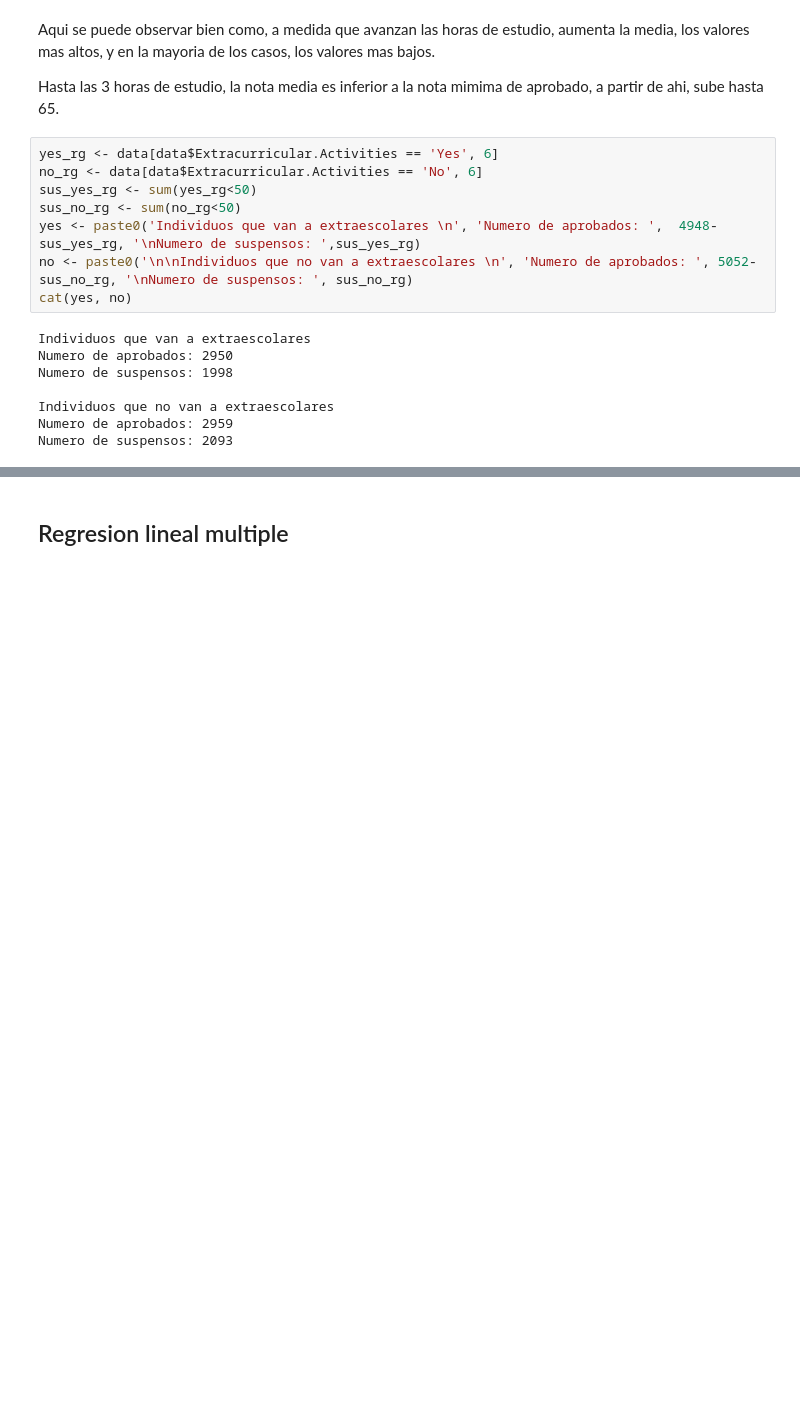
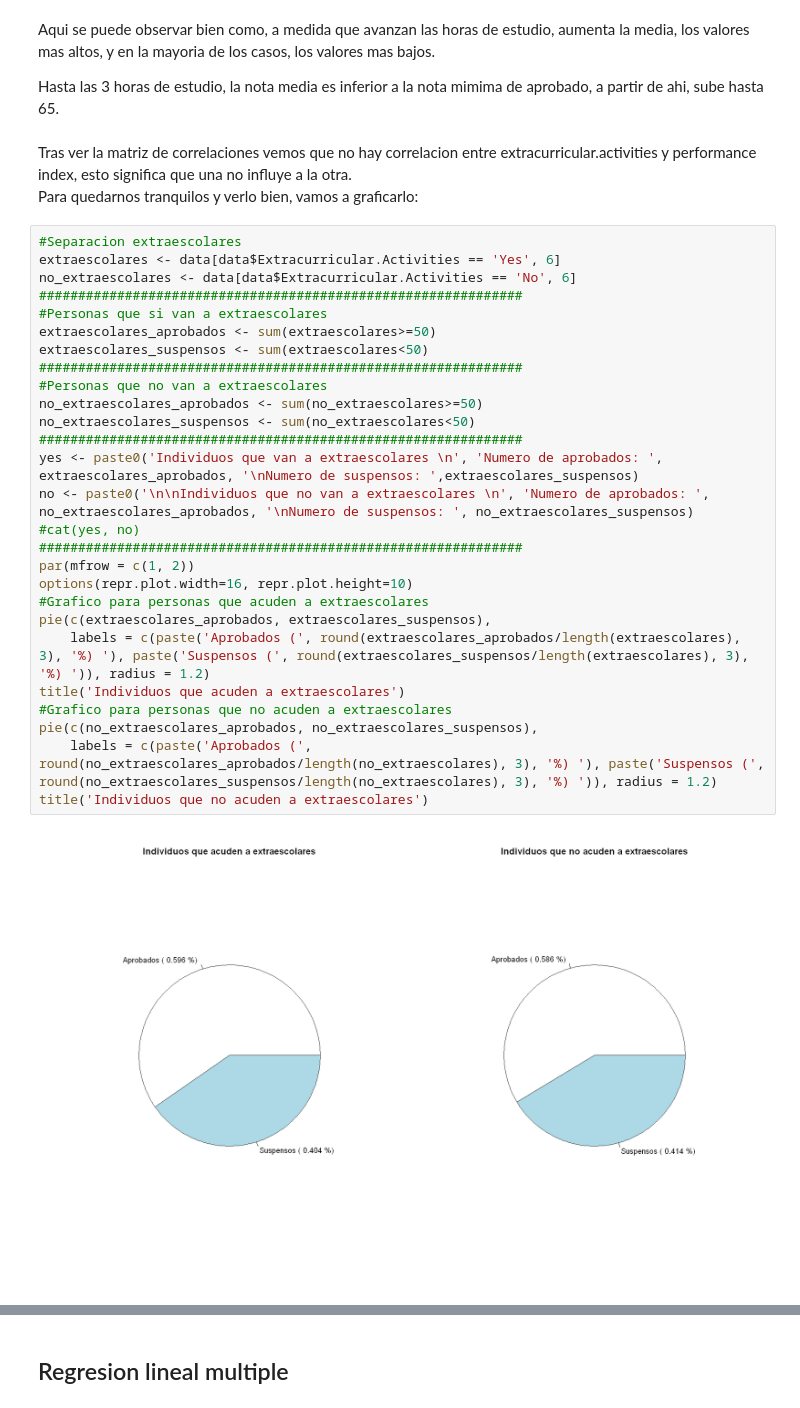
Before and after one commit to HugoVarelaSanchez/Student_Analisis, a Jupyter notebook: Student_Performance_Analisis.ipynb, the cells around one changed output, grey strips where cells are left out. Drawn from its saved outputs; the diff is of its cells as text; blank space fills up the shorter version.

```diff
--- a/Student_Performance_Analisis.ipynb
+++ b/Student_Performance_Analisis.ipynb
@@ -281,19 +292,35 @@ legend("bottomright", legend = "Nota minima para aprobar", lwd = 2, col = 'red',
 Aqui se puede observar bien como, a medida que avanzan las horas de estudio, aumenta la media, los valores mas altos, y en la mayoria de los casos, los valores mas bajos.
 
 Hasta las 3 horas de estudio, la nota media es inferior a la nota mimima de aprobado, a partir de ahi, sube hasta 65.
+# %% [markdown]
+Tras ver la matriz de correlaciones vemos que no hay correlacion entre extracurricular.activities y performance index, esto significa que una no influye a la otra.\
+Para quedarnos tranquilos y verlo bien, vamos a graficarlo:
 # %%
-yes_rg <- data[data$Extracurricular.Activities == 'Yes', 6]
-no_rg <- data[data$Extracurricular.Activities == 'No', 6]
-sus_yes_rg <- sum(yes_rg<50)
-sus_no_rg <- sum(no_rg<50)
-yes <- paste0('Individuos que van a extraescolares \n', 'Numero de aprobados: ',  4948-sus_yes_rg, '\nNumero de suspensos: ',sus_yes_rg)
-no <- paste0('\n\nIndividuos que no van a extraescolares \n', 'Numero de aprobados: ', 5052-sus_no_rg, '\nNumero de suspensos: ', sus_no_rg)
-cat(yes, no)
+#Separacion extraescolares
+extraescolares <- data[data$Extracurricular.Activities == 'Yes', 6]
+no_extraescolares <- data[data$Extracurricular.Activities == 'No', 6]
+##############################################################
+#Personas que si van a extraescolares
+extraescolares_aprobados <- sum(extraescolares>=50)
+extraescolares_suspensos <- sum(extraescolares<50)
+##############################################################
+#Personas que no van a extraescolares
+no_extraescolares_aprobados <- sum(no_extraescolares>=50)
+no_extraescolares_suspensos <- sum(no_extraescolares<50)
+##############################################################
+yes <- paste0('Individuos que van a extraescolares \n', 'Numero de aprobados: ',  extraescolares_aprobados, '\nNumero de suspensos: ',extraescolares_suspensos)
+no <- paste0('\n\nIndividuos que no van a extraescolares \n', 'Numero de aprobados: ', no_extraescolares_aprobados, '\nNumero de suspensos: ', no_extraescolares_suspensos)
+#cat(yes, no)
+##############################################################
+par(mfrow = c(1, 2))
+options(repr.plot.width=16, repr.plot.height=10)
+#Grafico para personas que acuden a extraescolares
+pie(c(extraescolares_aprobados, extraescolares_suspensos),
+    labels = c(paste('Aprobados (', round(extraescolares_aprobados/length(extraescolares), 3), '%) '), paste('Suspensos (', round(extraescolares_suspensos/length(extraescolares), 3), '%) ')), radius = 1.2)
+title('Individuos que acuden a extraescolares')
+#Grafico para personas que no acuden a extraescolares
+pie(c(no_extraescolares_aprobados, no_extraescolares_suspensos),
+    labels = c(paste('Aprobados (', round(no_extraescolares_aprobados/length(no_extraescolares), 3), '%) '), paste('Suspensos (', round(no_extraescolares_suspensos/length(no_extraescolares), 3), '%) ')), radius = 1.2)
+title('Individuos que no acuden a extraescolares')
 # %% [output]
-Individuos que van a extraescolares
-Numero de aprobados: 2950
-Numero de suspensos: 1998
-
-Individuos que no van a extraescolares
-Numero de aprobados: 2959
-Numero de suspensos: 2093
+[figure, added]
```
Also changed, not shown: parts of 15 cells of this notebook.
